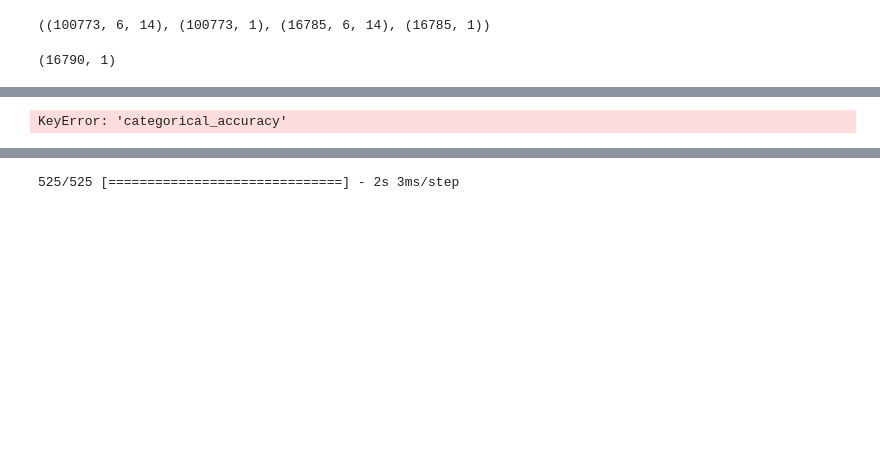
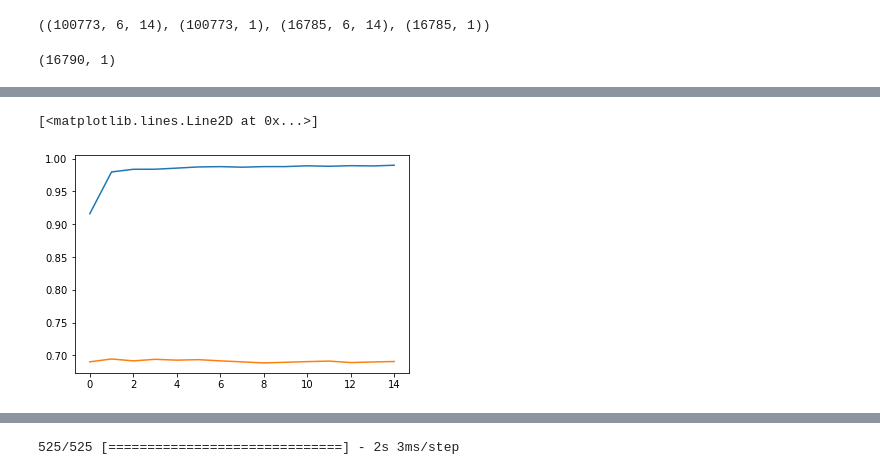
Before and after one commit to fernandofks/data_ML_notebooks, a Jupyter notebook: WalkAI_multiple_directions_90_speed_classifier.ipynb, the cells around one changed output, grey strips where cells are left out. Drawn from its saved outputs; the diff is of its cells as text; code cells hidden in the pictures; blank space fills up the shorter version.

```diff
--- a/WalkAI_multiple_directions_90_speed_classifier.ipynb
+++ b/WalkAI_multiple_directions_90_speed_classifier.ipynb
@@ -518,5 +561,6 @@ KeyboardInterrupt:
 # %%
-plt.plot(history.history['categorical_accuracy'])
-plt.plot(history.history['val_categorical_accuracy'])
+plt.plot(history.history['accuracy'])
+plt.plot(history.history['val_accuracy'])
 # %% [output]
-KeyError: 'categorical_accuracy'
+[<matplotlib.lines.Line2D at 0x...>]
+[figure, added]
```
Also changed, not shown: parts of 18 cells of this notebook, 36 other files.
